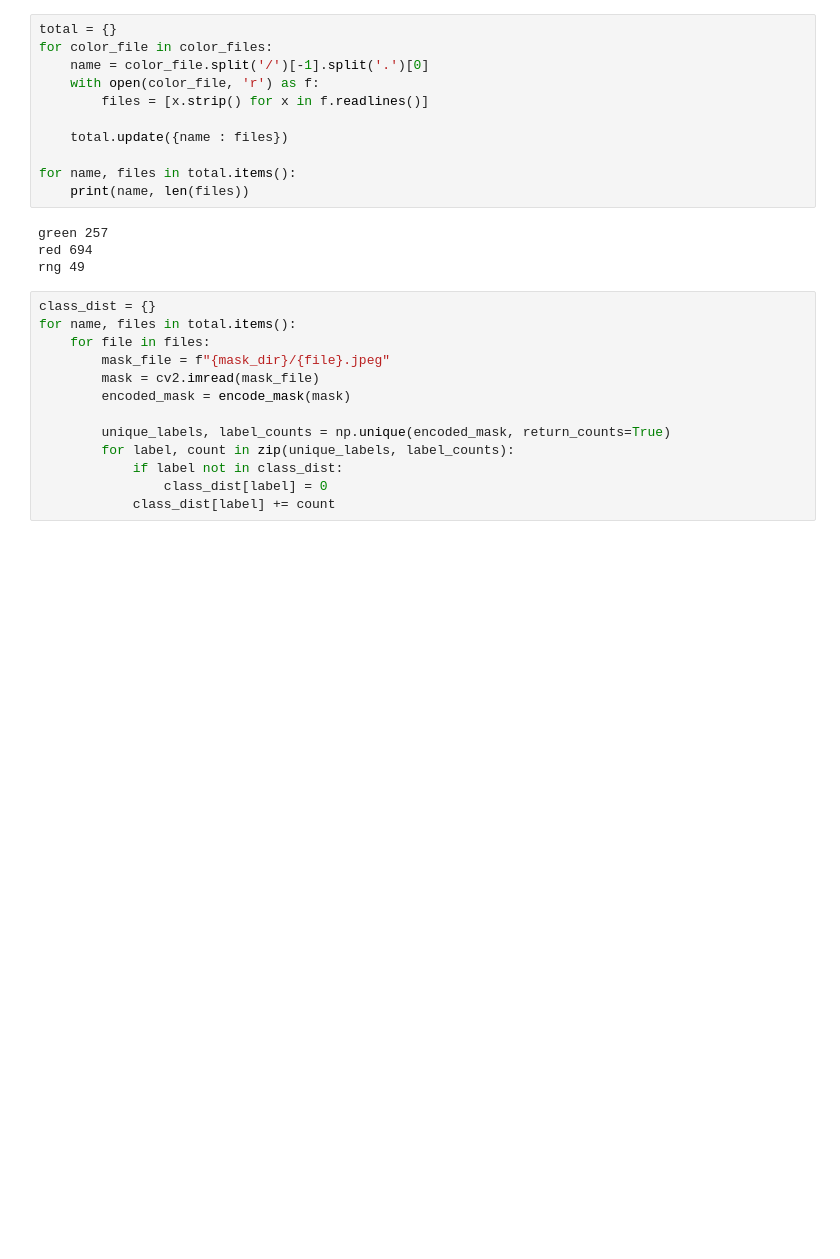
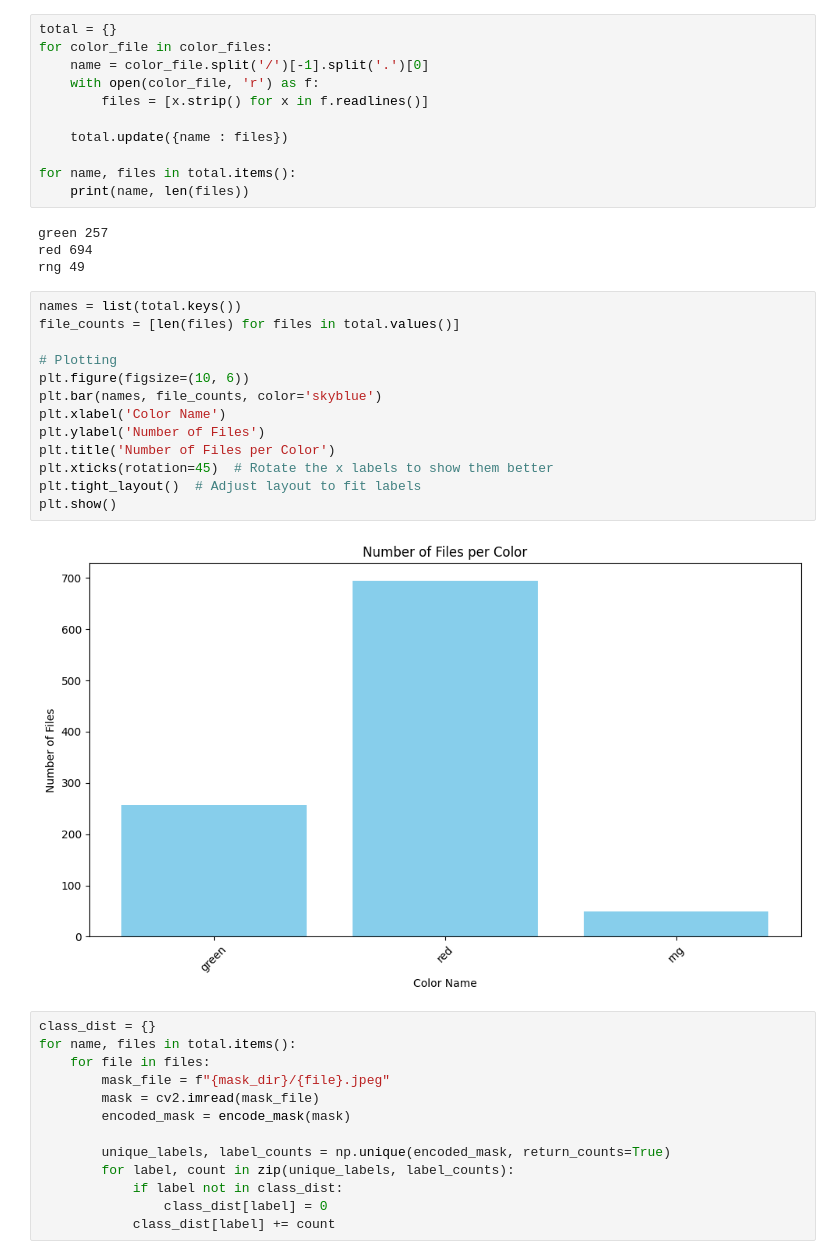
Before and after one commit to pervin0527/BKAI-IGH-NeoPolyp, a Jupyter notebook: notebook/class_weights.ipynb, the cells around one changed output. Cells and saved outputs as stored; diff of their text form; blank space fills up the shorter version.

```diff
--- a/notebook/class_weights.ipynb
+++ b/notebook/class_weights.ipynb
@@ -36,6 +37,21 @@ for name, files in total.items():
 green 257
 red 694
 rng 49
+# %%
+names = list(total.keys())
+file_counts = [len(files) for files in total.values()]
+
+# Plotting
+plt.figure(figsize=(10, 6))
+plt.bar(names, file_counts, color='skyblue')
+plt.xlabel('Color Name')
+plt.ylabel('Number of Files')
+plt.title('Number of Files per Color')
+plt.xticks(rotation=45)  # Rotate the x labels to show them better
+plt.tight_layout()  # Adjust layout to fit labels
+plt.show()
+# %% [output]
+[figure, added]
 # %%
 class_dist = {}
 for name, files in total.items():
```
Also changed, not shown: parts of 2 cells of this notebook.
